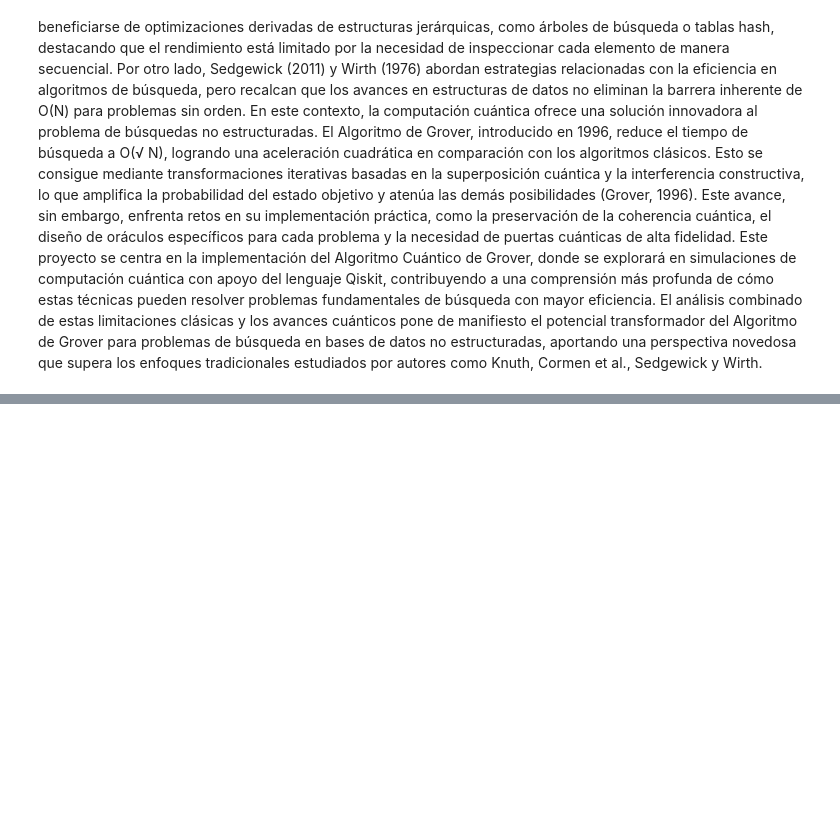
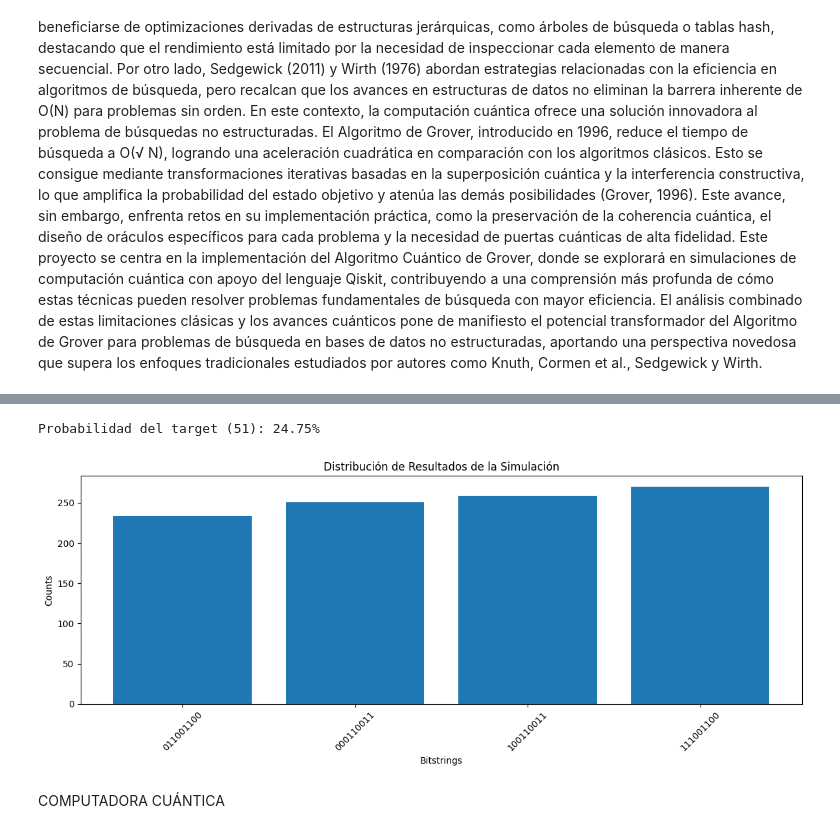
Before and after one commit to Stivenalp/Algoritmo-de-grover, a Jupyter notebook: grover_busqueda_1millon.ipynb, the cells around one changed output, grey strips where cells are left out. Saved outputs shown, nothing was run; the diff lists cells and outputs as text; code cells hidden in the pictures; blank space fills up the shorter version.

Commit message:
Actualizo notebook Grover 1millon con ibm_brisbane

```diff
--- a/grover_busqueda_1millon.ipynb
+++ b/grover_busqueda_1millon.ipynb
@@ -483,0 +887,27 @@ Top 5 resultados:
+# %%
+# --- INICIALIZACIÓN ---
+qc = QuantumCircuit(search_reg, ancilla, c_reg)  # Crea circuito nuevo aquí
+for q in range(n):
+    custom_h(qc, search_reg[q])
+qc.x(ancilla[0])         # Pone ancilla en |1>
+custom_h(qc, ancilla[0]) # |-> global
+
+qc.barrier()
+
+# Construir componentes
+oracle = oracle_brisbane()
+diffuser = diffuser_brisbane()
+
+# --- ITERACIONES DE GROVER ---
+for i in range(hardware_iterations):
+    qc.barrier()
+    qc.compose(oracle, inplace=True)
+    # Fix para fase residual
+    qc.z(ancilla[0])
+
+    qc.barrier()
+    qc.compose(diffuser, inplace=True)
+    print(f"Iteración {i+1} completada")
+
+# --- MEDICIÓN ---
+qc.measure(search_reg, c_reg)
@@ -483,0 +976,23 @@ Top 5 resultados:
+# %%
+# --- GRAFICAR LOS RESULTADOS ---
+target_bitstring = format(target_number, f'0{n}b')
+prob_target = counts.get(target_bitstring, 0) / shots * 100
+print(f"Probabilidad del target ({target_number}): {prob_target:.2f}%")  # Redundante, pero consistente
+
+plt.figure(figsize=(12, 5))
+plt.bar(counts.keys(), counts.values())
+plt.xlabel('Bitstrings')
+plt.ylabel('Counts')
+plt.title('Distribución de Resultados de la Simulación')
+plt.xticks(rotation=45)
+plt.tight_layout()
+plt.show()
+
+# Opcional: Histograma Qiskit (mejor para pocos estados)
+plot_histogram(counts, title=f'Grover n={n}, target={target_number}')
+plt.show()
+# %% [output]
+Probabilidad del target (51): 24.75%
+[figure, added]
+# %% [markdown]
+COMPUTADORA CUÁNTICA
```
Also changed, not shown: parts of 45 cells of this notebook.
